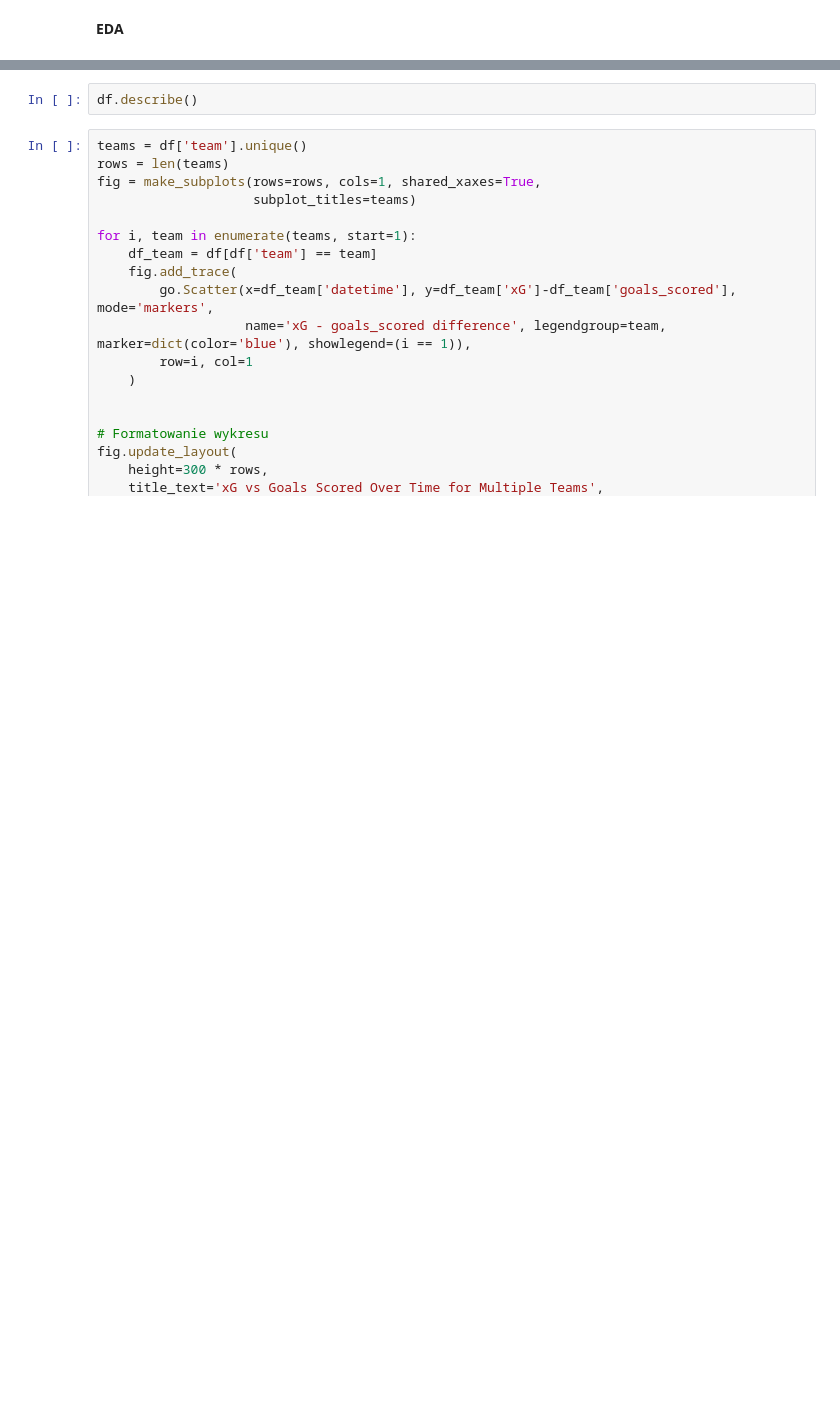
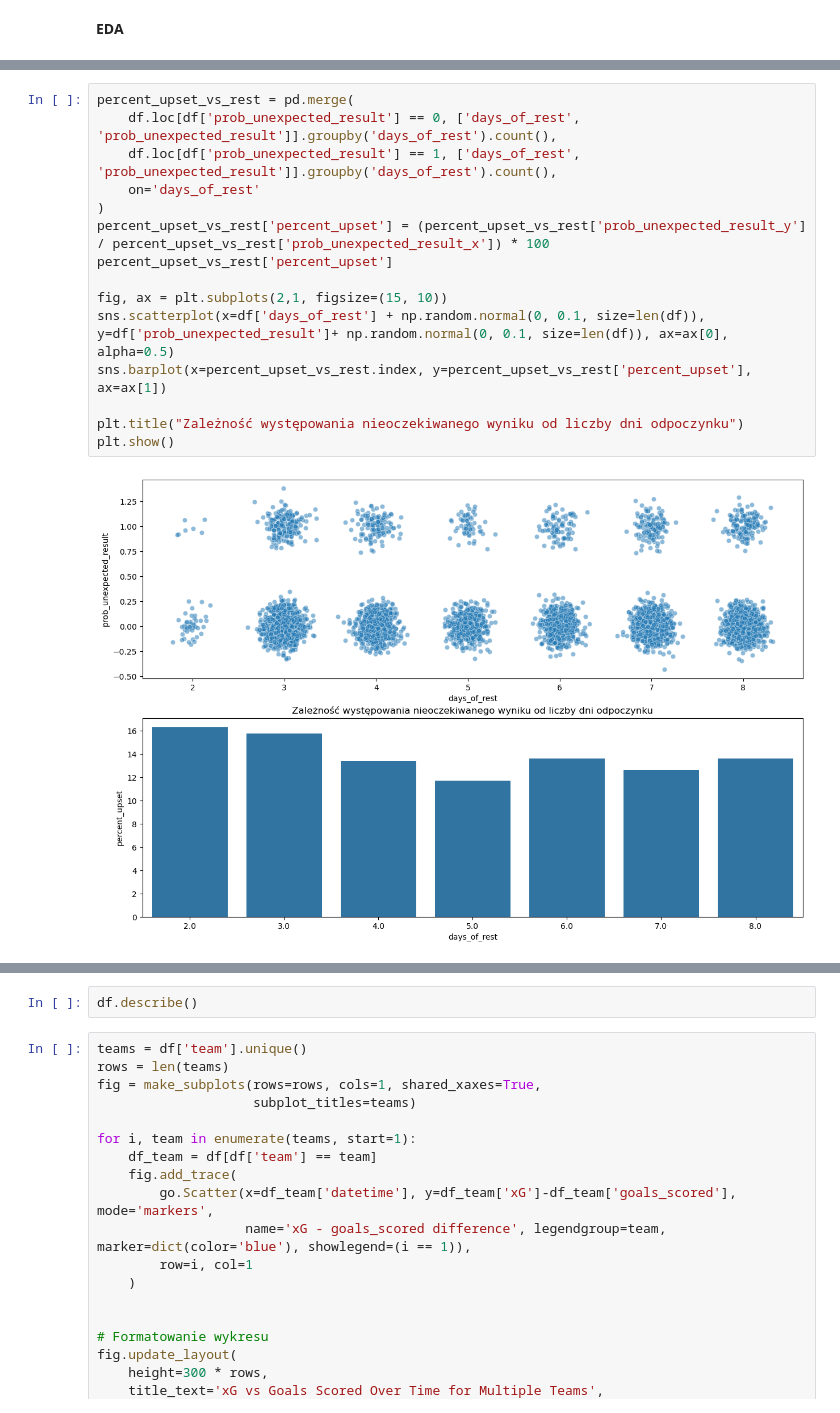
Before and after one commit to gcichy/master_project, a Jupyter notebook: data_processing/eda.ipynb, the cells around one changed output, grey strips where cells are left out. Cells and saved outputs as stored; diff of their text form; blank space fills up the shorter version.

```diff
--- a/data_processing/eda.ipynb
+++ b/data_processing/eda.ipynb
@@ -205,0 +411,17 @@ dfw[dfw['is_humid_is_cloudy'] == 1]
+# %%
+percent_upset_vs_rest = pd.merge(
+    df.loc[df['prob_unexpected_result'] == 0, ['days_of_rest', 'prob_unexpected_result']].groupby('days_of_rest').count(),
+    df.loc[df['prob_unexpected_result'] == 1, ['days_of_rest', 'prob_unexpected_result']].groupby('days_of_rest').count(),
+    on='days_of_rest'
+)
+percent_upset_vs_rest['percent_upset'] = (percent_upset_vs_rest['prob_unexpected_result_y'] / percent_upset_vs_rest['prob_unexpected_result_x']) * 100
+percent_upset_vs_rest['percent_upset']
+
+fig, ax = plt.subplots(2,1, figsize=(15, 10))
+sns.scatterplot(x=df['days_of_rest'] + np.random.normal(0, 0.1, size=len(df)), y=df['prob_unexpected_result']+ np.random.normal(0, 0.1, size=len(df)), ax=ax[0], alpha=0.5)
+sns.barplot(x=percent_upset_vs_rest.index, y=percent_upset_vs_rest['percent_upset'], ax=ax[1])
+
+plt.title("Zależność występowania nieoczekiwanego wyniku od liczby dni odpoczynku")
+plt.show()
+# %% [output]
+[figure, added]
```
Also changed, not shown: parts of 31 cells of this notebook, 1 other file.
